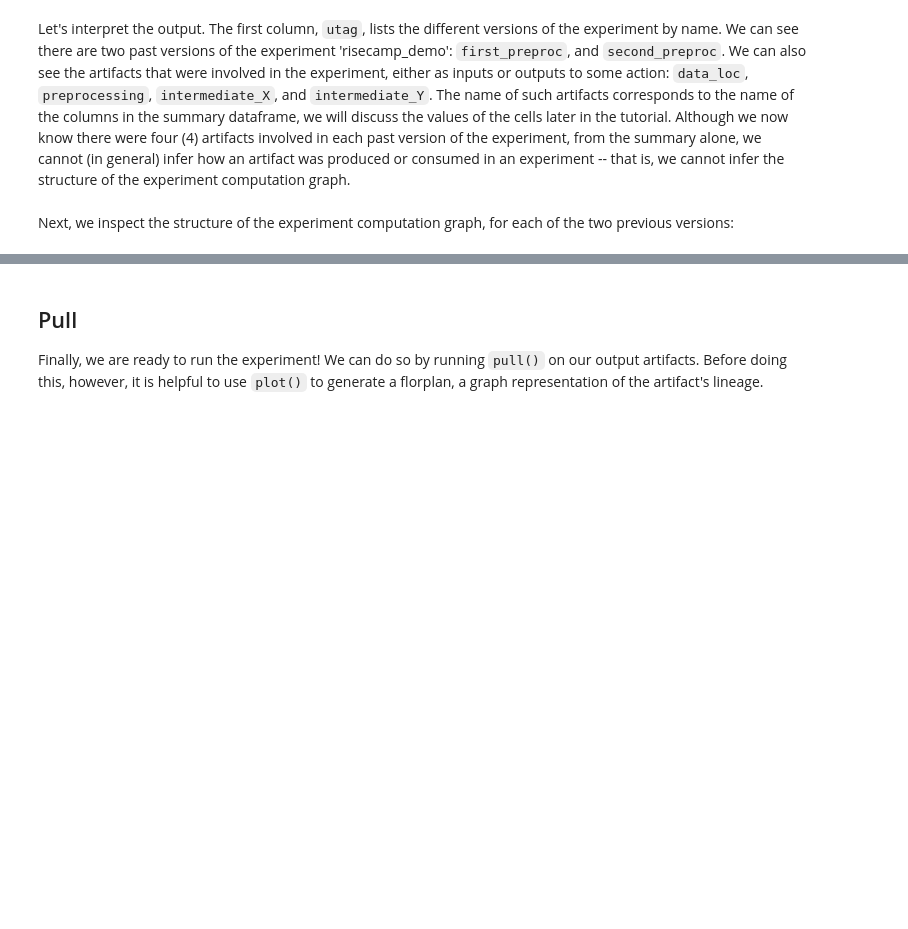
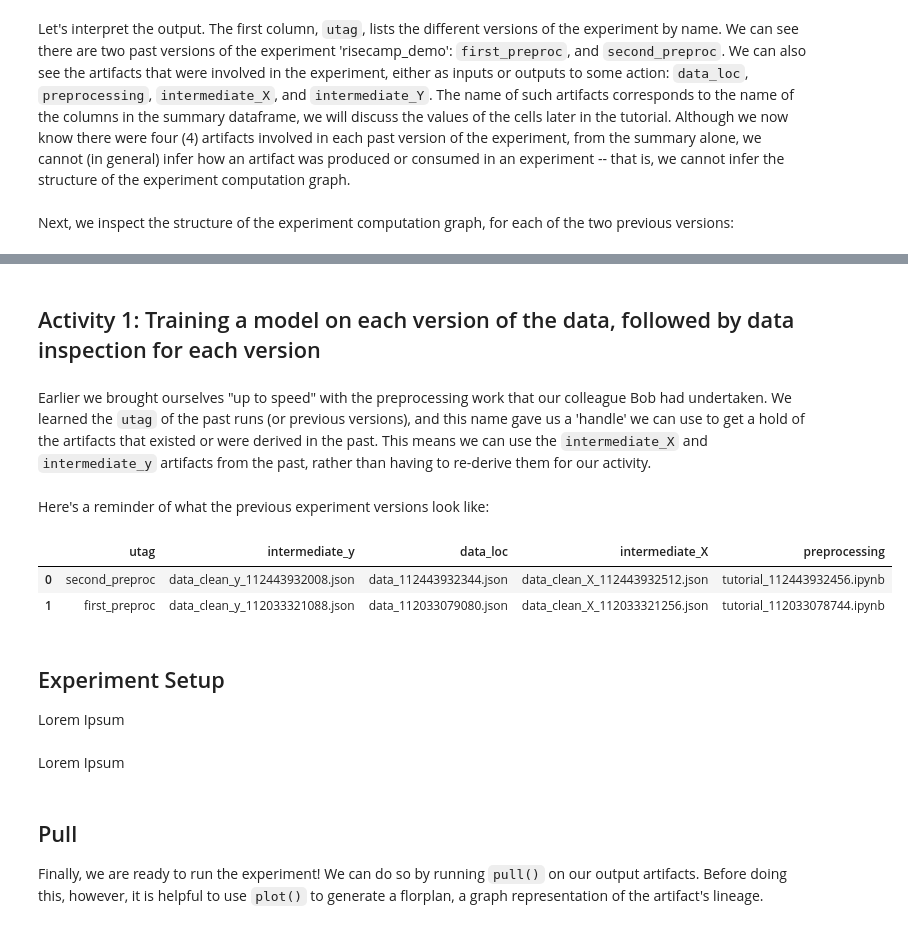
Before and after one commit to ucbrise/flor-camp2018, a Jupyter notebook: src/tutorial/tutorial.ipynb, the cells around one changed output, grey strips where cells are left out. Saved outputs shown, nothing was run; the diff lists cells and outputs as text; code cells hidden in the pictures; blank space fills up the shorter version.

```diff
--- a/src/tutorial/tutorial.ipynb
+++ b/src/tutorial/tutorial.ipynb
@@ -140,0 +68,16 @@ ex.__exit__()
+# %% [markdown]
+## Activity 1: Training a model on each version of the data, followed by data inspection for each version
+# %% [markdown]
+Earlier we brought ourselves "up to speed" with the preprocessing work that our colleague Bob had undertaken. We learned the `utag` of the past runs (or previous versions), and this name gave us a 'handle' we can use to get a hold of the artifacts that existed or were derived in the past. This means we can use the `intermediate_X` and `intermediate_y` artifacts from the past, rather than having to re-derive them for our activity.
+# %% [markdown]
+Here's a reminder of what the previous experiment versions look like:
+# %%
+flor.Experiment('risecamp_demo').summarize()
+# %% [output]
+|  | utag | intermediate_y | data_loc | intermediate_X | preprocessing |
+| 0 | second_preproc | data_clean_y_112443932008.json | data_112443932344.json | data_clean_X_112443932512.json | tutorial_112443932456.ipynb |
+| 1 | first_preproc | data_clean_y_112033321088.json | data_112033079080.json | data_clean_X_112033321256.json | tutorial_112033078744.ipynb |
+# %% [markdown]
+## Experiment Setup
+
+Lorem Ipsum
@@ -141,3 +104,5 @@ ex.__exit__()
+# %% [markdown]
+Lorem Ipsum
 # %% [markdown]
 ## Pull
 
```
Also changed, not shown: parts of 31 cells of this notebook, 20 other files.
